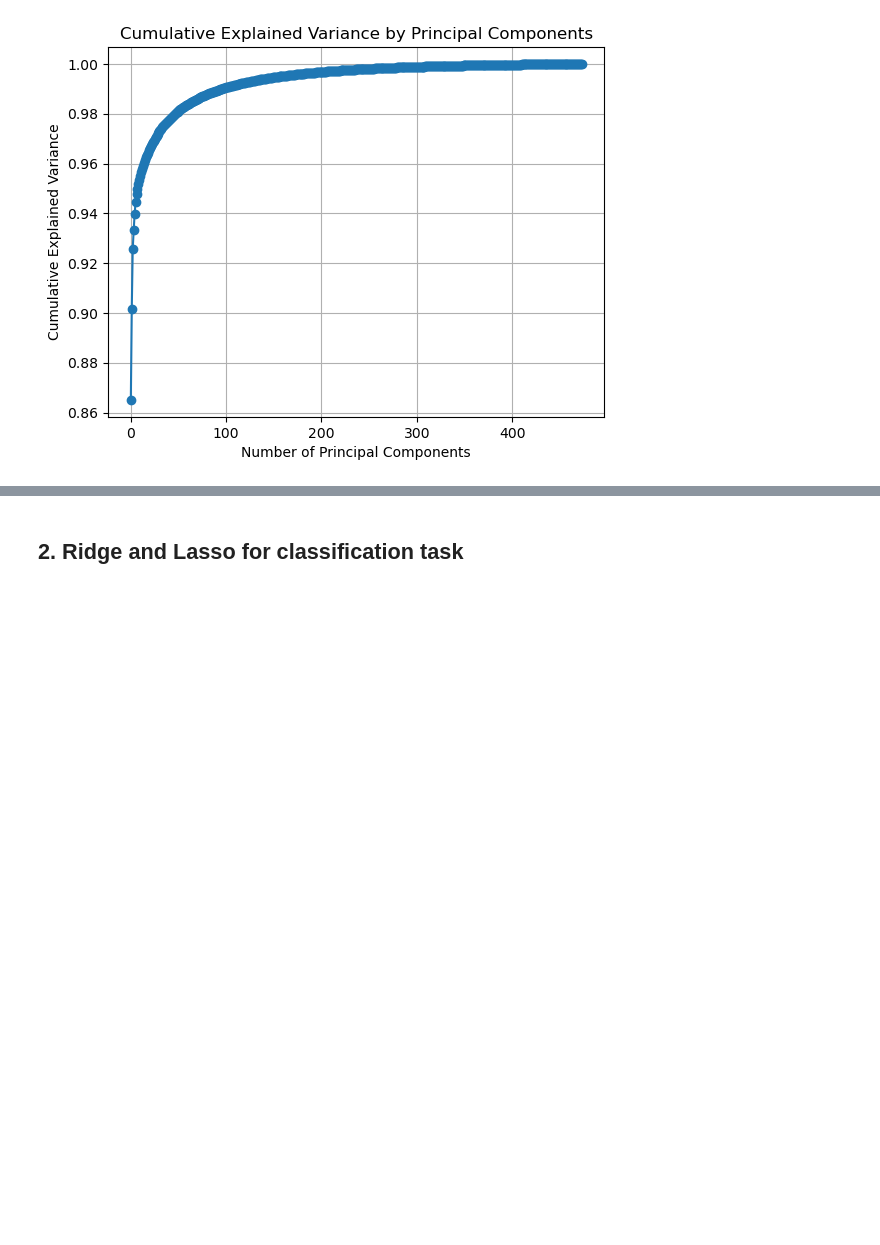
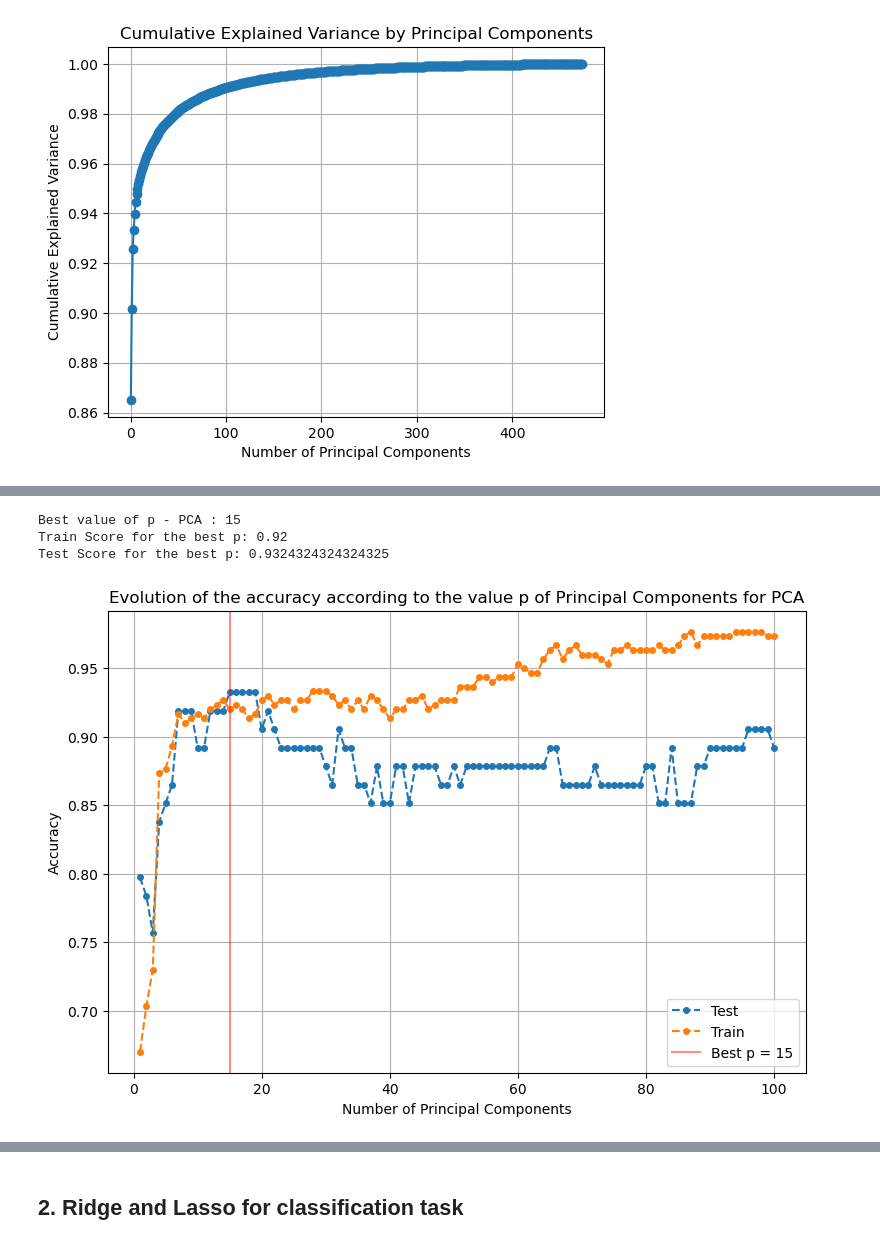
Before and after one commit to odd2022/El-Nino, a Jupyter notebook: 1_month_prediction.ipynb, the cells around one changed output, grey strips where cells are left out. Cells and saved outputs as stored; diff of their text form; code cells hidden in the pictures; blank space fills up the shorter version.

```diff
--- a/1_month_prediction.ipynb
+++ b/1_month_prediction.ipynb
@@ -182,32 +103,0 @@ plt.grid()
-# %%
-# PCA with the best value of p
-PCA_sst = PCA(n_components = best_p_value)
-PCA_sst.fit(X)
-
-Xp_sst = PCA_sst.transform(X)
-X_train, X_test, y_train, y_test = useful_functions.split_scale_data(Xp_sst, y, RANDOM_SPLIT = False, train_size = 374, verbose = False)
-
-# Make predictions
-lda = LinearDiscriminantAnalysis()
-lda.fit(X_train, y_train)
-y_test_pred = lda.predict(X_test)
-y_train_pred = lda.predict(X_train)
-
-# Compute the scores
-train_accuracy_LDA = accuracy_score(y_train, y_train_pred)
-roc_auc_score_train_LDA = roc_auc_score(y_train, lda.predict_proba(X_train)[:, 1])
-print(f"Train accuracy with the best p: {train_accuracy_LDA:.2f}")
-print(f"Train AUC with the best p: {roc_auc_score_train_LDA:.2f}")
-
-test_accuracy_LDA = accuracy_score(y_test, y_test_pred)
-roc_auc_score_test_LDA = roc_auc_score(y_test, lda.predict_proba(X_test)[:, 1])
-print(f"Test accuracy with the best p: {test_accuracy_LDA:.2f}")
-print(f"Test auc with the best p: {roc_auc_score_test_LDA:.2f}")
-
-# Compute the confusion matrix
-conf_matrix = confusion_matrix(y_test, y_test_pred)
-
-disp = ConfusionMatrixDisplay(confusion_matrix=conf_matrix, display_labels=lda.classes_)
-disp.plot(cmap='Blues')
-plt.title(f"Confusion Matrix - LDA + PCA (p = {best_p_value})")
-plt.show()
@@ -219,0 +104,9 @@ Test auc with the best p: 0.96
+# %%
+# We work with the original data and split it
+X_train, X_test, y_train, y_test = useful_functions.split_scale_data(
+    X, y, RANDOM_SPLIT=False, train_size=374
+    )
+
+X_train_cv, X_validation, y_train_cv, y_validation = useful_functions.split_scale_data(
+    X_train, y_train, RANDOM_SPLIT=False, train_size=300, scale= False
+    )
@@ -219,0 +124,9 @@ Test auc with the best p: 0.96
+# %%
+best_p_value, best_test_score_pca = useful_functions.validation_PCA(X_train_cv, y_train_cv,
+                                    X_validation, y_validation, LinearDiscriminantAnalysis(),
+                                    dim_max=100, verbose = True)
+# %% [output]
+Best value of p - PCA : 15
+Train Score for the best p: 0.92
+Test Score for the best p: 0.9324324324324325
+[figure, added]
```
Also changed, not shown: parts of 9 cells of this notebook, 1 other file.
